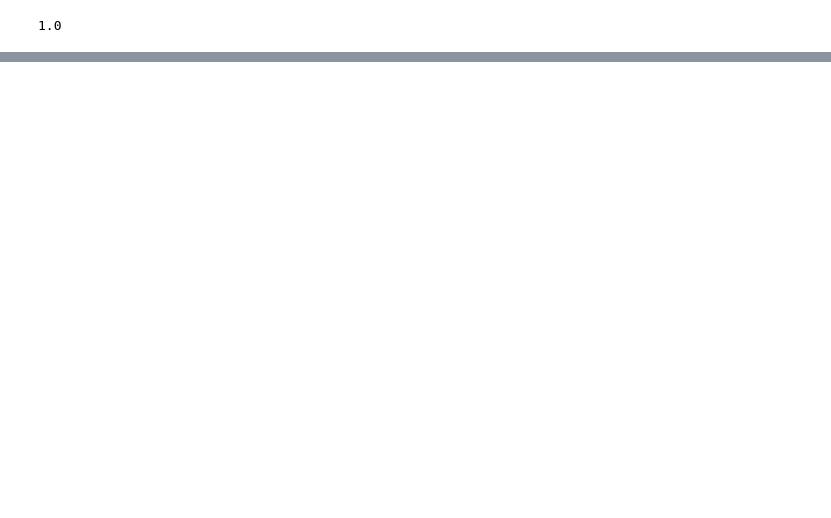
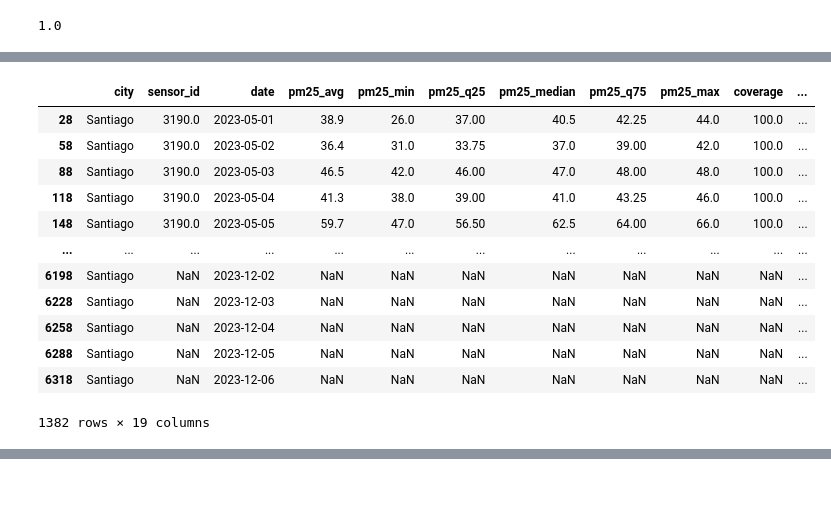
Before and after one commit to PabloRougerie/breathe_project, a Jupyter notebook: notebooks/eda.ipynb, the cells around one changed output, grey strips where cells are left out. Drawn from its saved outputs; the diff is of its cells as text; code cells hidden in the pictures; blank space fills up the shorter version.

```diff
--- a/notebooks/eda.ipynb
+++ b/notebooks/eda.ipynb
@@ -150,0 +220,2 @@ df_merged = df_merged[new_order]
+# %%
+df = df_merged.sort_values(by= ["city", "sensor_id", "date"], ascending= True)
@@ -150,0 +227,16 @@ df_merged = df_merged[new_order]
+# %%
+df[df["city"] == "Santiago"]
+# %% [output]
+|  | city | sensor_id | date | pm25_avg | pm25_min | pm25_q25 | pm25_median | pm25_q75 | pm25_max | coverage | ... |
+| 28 | Santiago | 3190.0 | 2023-05-01 | 38.9 | 26.0 | 37.00 | 40.5 | 42.25 | 44.0 | 100.0 | ... |
+| 58 | Santiago | 3190.0 | 2023-05-02 | 36.4 | 31.0 | 33.75 | 37.0 | 39.00 | 42.0 | 100.0 | ... |
+| 88 | Santiago | 3190.0 | 2023-05-03 | 46.5 | 42.0 | 46.00 | 47.0 | 48.00 | 48.0 | 100.0 | ... |
+| 118 | Santiago | 3190.0 | 2023-05-04 | 41.3 | 38.0 | 39.00 | 41.0 | 43.25 | 46.0 | 100.0 | ... |
+| 148 | Santiago | 3190.0 | 2023-05-05 | 59.7 | 47.0 | 56.50 | 62.5 | 64.00 | 66.0 | 100.0 | ... |
+| ... | ... | ... | ... | ... | ... | ... | ... | ... | ... | ... | ... |
+| 6198 | Santiago | NaN | 2023-12-02 | NaN | NaN | NaN | NaN | NaN | NaN | NaN | ... |
+| 6228 | Santiago | NaN | 2023-12-03 | NaN | NaN | NaN | NaN | NaN | NaN | NaN | ... |
+| 6258 | Santiago | NaN | 2023-12-04 | NaN | NaN | NaN | NaN | NaN | NaN | NaN | ... |
+| 6288 | Santiago | NaN | 2023-12-05 | NaN | NaN | NaN | NaN | NaN | NaN | NaN | ... |
+| 6318 | Santiago | NaN | 2023-12-06 | NaN | NaN | NaN | NaN | NaN | NaN | NaN | ... |
+1382 rows × 19 columns
```
Also changed, not shown: parts of 18 cells of this notebook, 5 other files.
